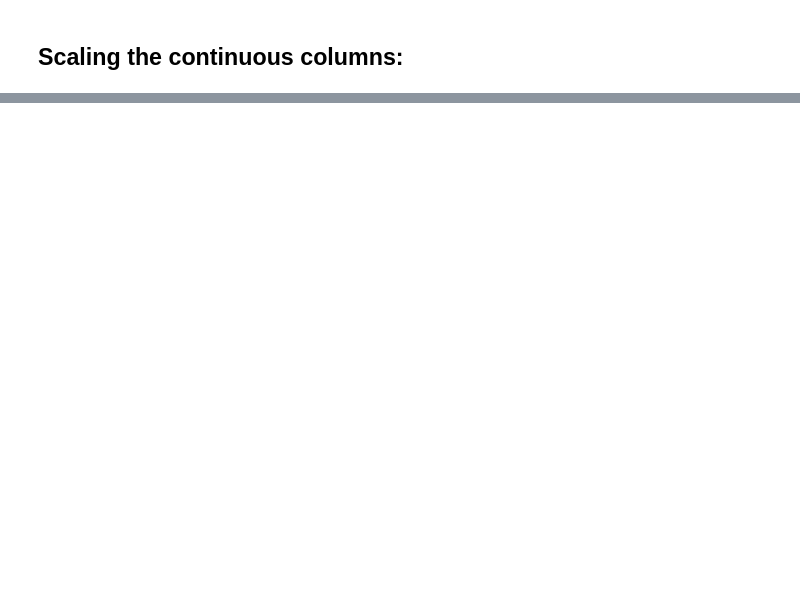
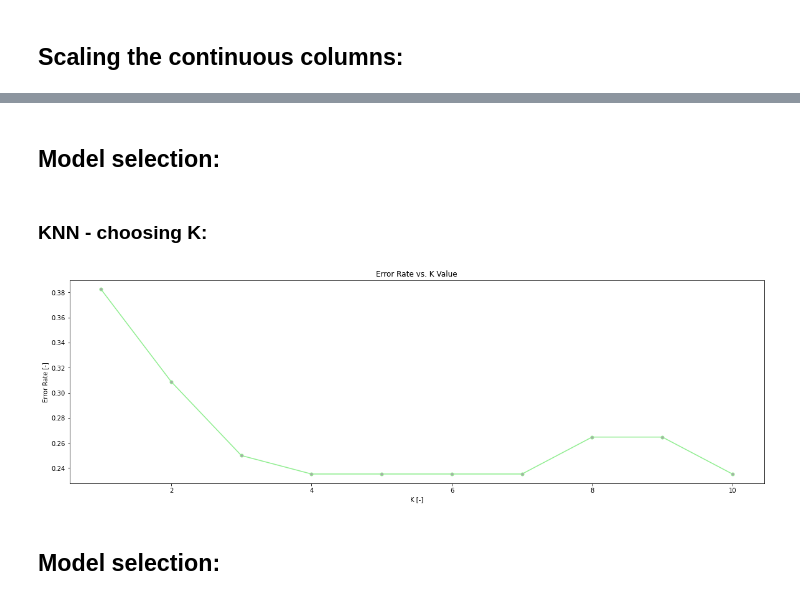
Before and after one commit to piotr-druzdzel/Horse-Colic-KNN-Imputation, a Jupyter notebook: KNN-Imputation.ipynb, the cells around one changed output, grey strips where cells are left out. Saved outputs shown, nothing was run; the diff lists cells and outputs as text; code cells hidden in the pictures; blank space fills up the shorter version.

Commit message:
k for knn model chosen

```diff
--- a/KNN-Imputation.ipynb
+++ b/KNN-Imputation.ipynb
@@ -758,0 +753,3 @@ array(['x0_2.0', 'x0_3.0', 'x0_4.0', 'x0_5.0', 'x0_6.0', 'x1_2.0',
+# %%
+column_name = enc.get_feature_names(['9','11','12'])
+column_name
@@ -777,5 +833,15 @@ X_test
 ## Scaling the continuous columns:
 # %%
 # features to scale (linear): 4, 5, 6, 16, 19, 20, 22
-continuous_columns = X_train[[4, 5, 6, 16, 19, 20, 22]]
-continuous_columns
+
+#X_train_cont = X_train[[4, 5, 6, 16, 19, 20, 22]]
+#X_test_cont = X_test[[4, 5, 6, 16, 19, 20, 22]]
+
+continuous_columns = [4, 5, 6, 16, 19, 20, 22]
+# %%
+from sklearn.preprocessing import StandardScaler
+
+scaler = StandardScaler()
+
+X_train.loc[:, continuous_columns] = scaler.fit_transform(X_train.loc[:, continuous_columns])
+X_test.loc[:, continuous_columns] = scaler.transform(X_test.loc[:, continuous_columns])
@@ -781,0 +880,32 @@ continuous_columns
+# %% [markdown]
+## Model selection:
+# %% [markdown]
+### KNN - choosing K:
+# %%
+from sklearn.neighbors import KNeighborsClassifier
+
+error_rate = []
+
+for k in range(1,11):
+
+    knn = KNeighborsClassifier(n_neighbors = k)
+    # .values will give the values in an array, shape: (n,1)
+    # .ravel will convert that array shape to (n, )
+    knn.fit(X_train, y_train.values.ravel())
+    pred_k = knn.predict(X_test)
+
+    error_rate.append(np.mean(pred_k != y_test.values.ravel()))
+# %%
+plt.figure(figsize=(20,6))
+
+plt.plot(range(1,11),
+         error_rate,color='lightgreen', marker='.', markerfacecolor='darkgrey', markersize=10)
+
+plt.title('Error Rate vs. K Value')
+plt.xlabel('K [-]')
+plt.ylabel('Error Rate [-]')
+plt.show()
+# %% [output]
+[figure, added]
+# %% [markdown]
+## Model selection:
```
Also changed, not shown: parts of 10 cells of this notebook.
